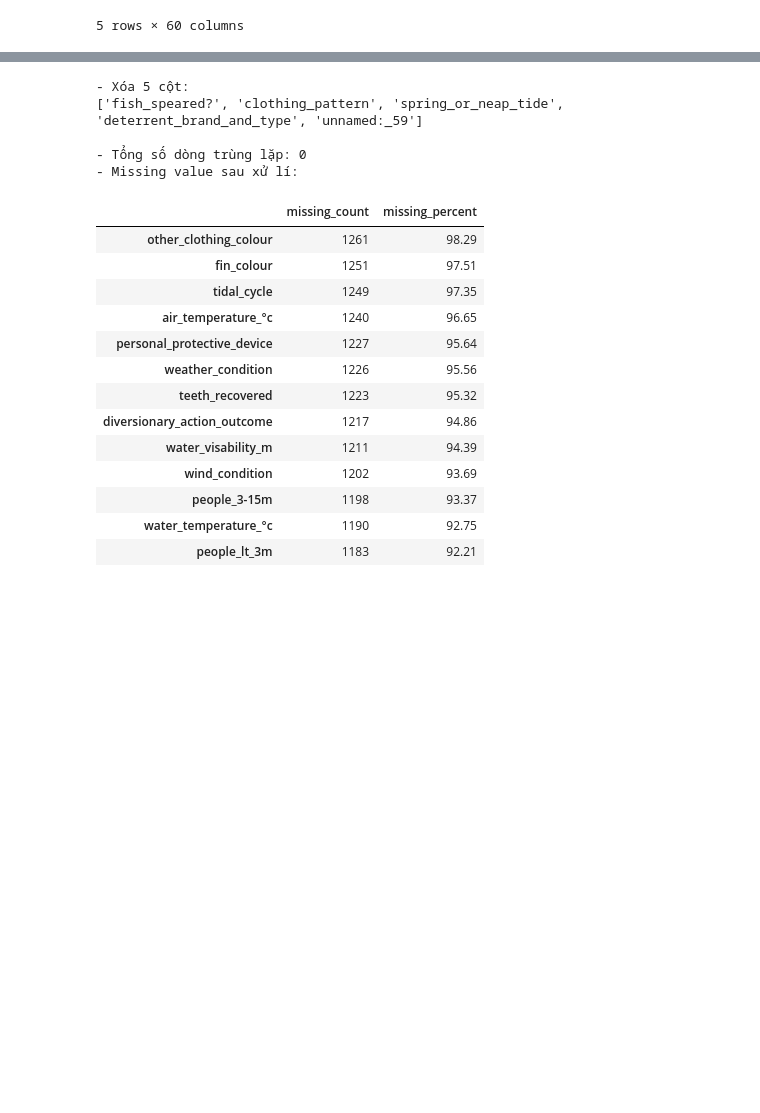
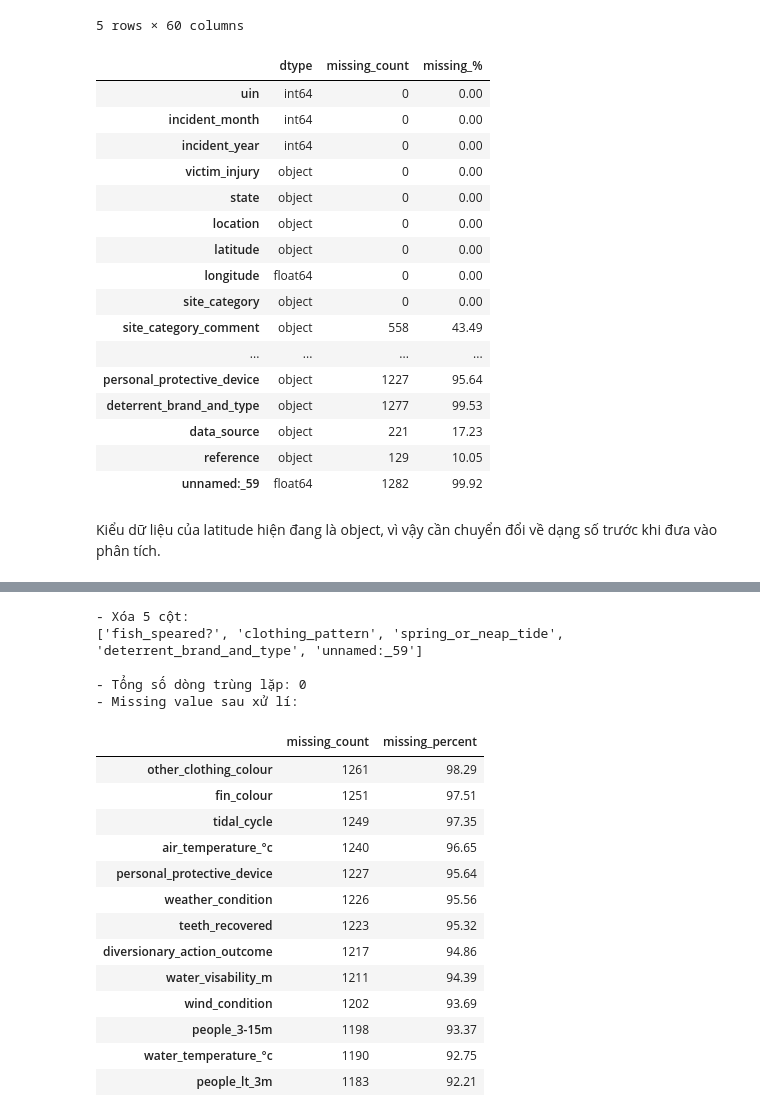
Before and after one commit to hvph-uyen/programming-for-data-science-project-group-9, a Jupyter notebook: source.ipynb, the cells around one changed output, grey strips where cells are left out. Drawn from its saved outputs; the diff is of its cells as text; code cells hidden in the pictures; blank space fills up the shorter version.

```diff
--- a/source.ipynb
+++ b/source.ipynb
@@ -37,3 +37,32 @@ display(df.head())
 | 3 | 4 | 1 | 1820 | fatal | TAS | sweetwater point, pitt water | -42.8025 | 147.4868 | ... |
 | 4 | 5 | 1 | 1825 | injured | NSW | sydney harbour, kirribili point | -33.8527 | 151.2188 | ... |
 5 rows × 60 columns
+# %%
+# 02. Kiểu dữ liệu của từng cột và số missing values
+
+col_info = pd.DataFrame({
+    "dtype": df.dtypes,
+    "missing_count": df.isna().sum(),
+    "missing_%": round(df.isna().mean() * 100, 2)
+})
+display(col_info)
+# %% [output]
+|  | dtype | missing_count | missing_% |
+| uin | int64 | 0 | 0.00 |
+| incident_month | int64 | 0 | 0.00 |
+| incident_year | int64 | 0 | 0.00 |
+| victim_injury | object | 0 | 0.00 |
+| state | object | 0 | 0.00 |
+| location | object | 0 | 0.00 |
+| latitude | object | 0 | 0.00 |
+| longitude | float64 | 0 | 0.00 |
+| site_category | object | 0 | 0.00 |
+| site_category_comment | object | 558 | 43.49 |
+| ... | ... | ... | ... |
+| personal_protective_device | object | 1227 | 95.64 |
+| deterrent_brand_and_type | object | 1277 | 99.53 |
+| data_source | object | 221 | 17.23 |
+| reference | object | 129 | 10.05 |
+| unnamed:_59 | float64 | 1282 | 99.92 |
+# %% [markdown]
+Kiểu dữ liệu của latitude hiện đang là object, vì vậy cần chuyển đổi về dạng số trước khi đưa vào phân tích.
```
Also changed, not shown: parts of 8 cells of this notebook, 3 other files.
